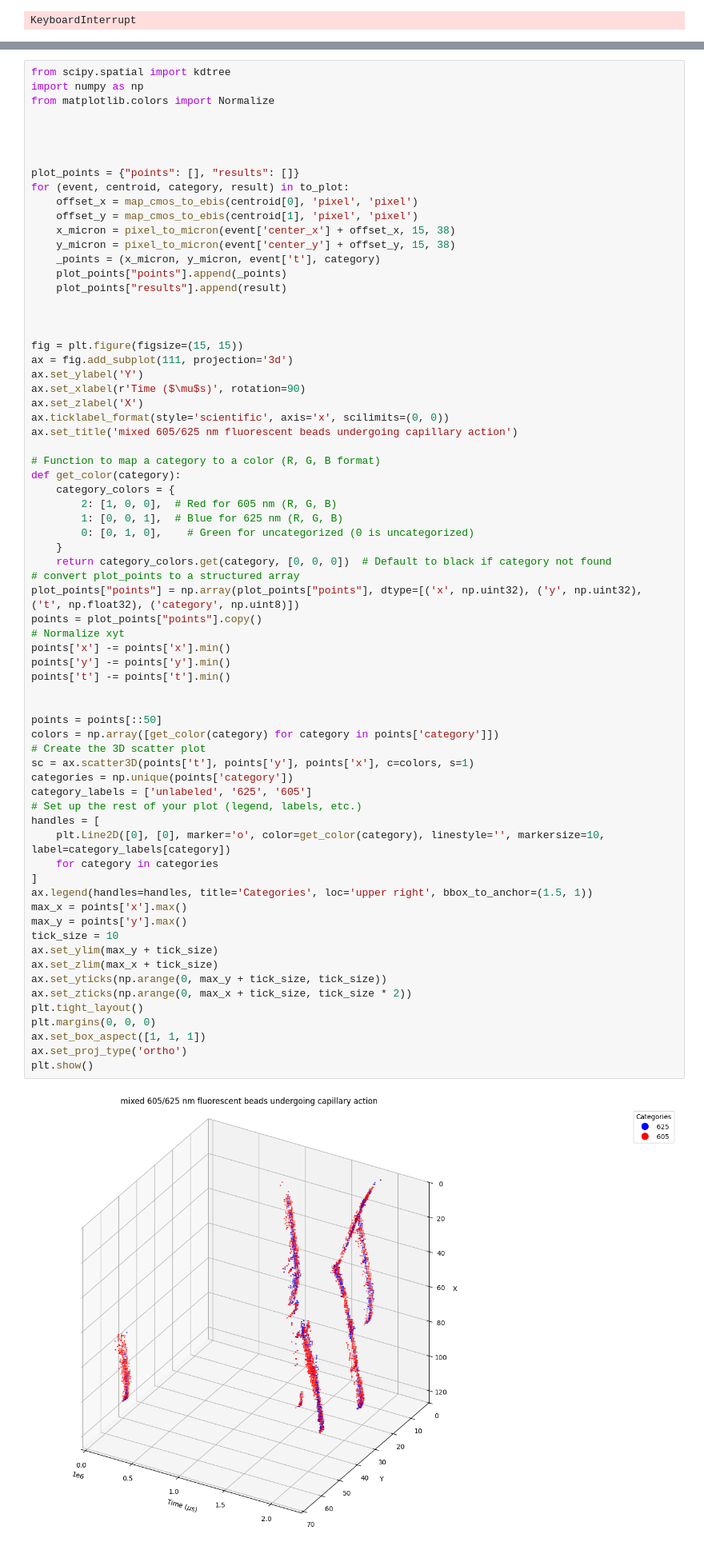
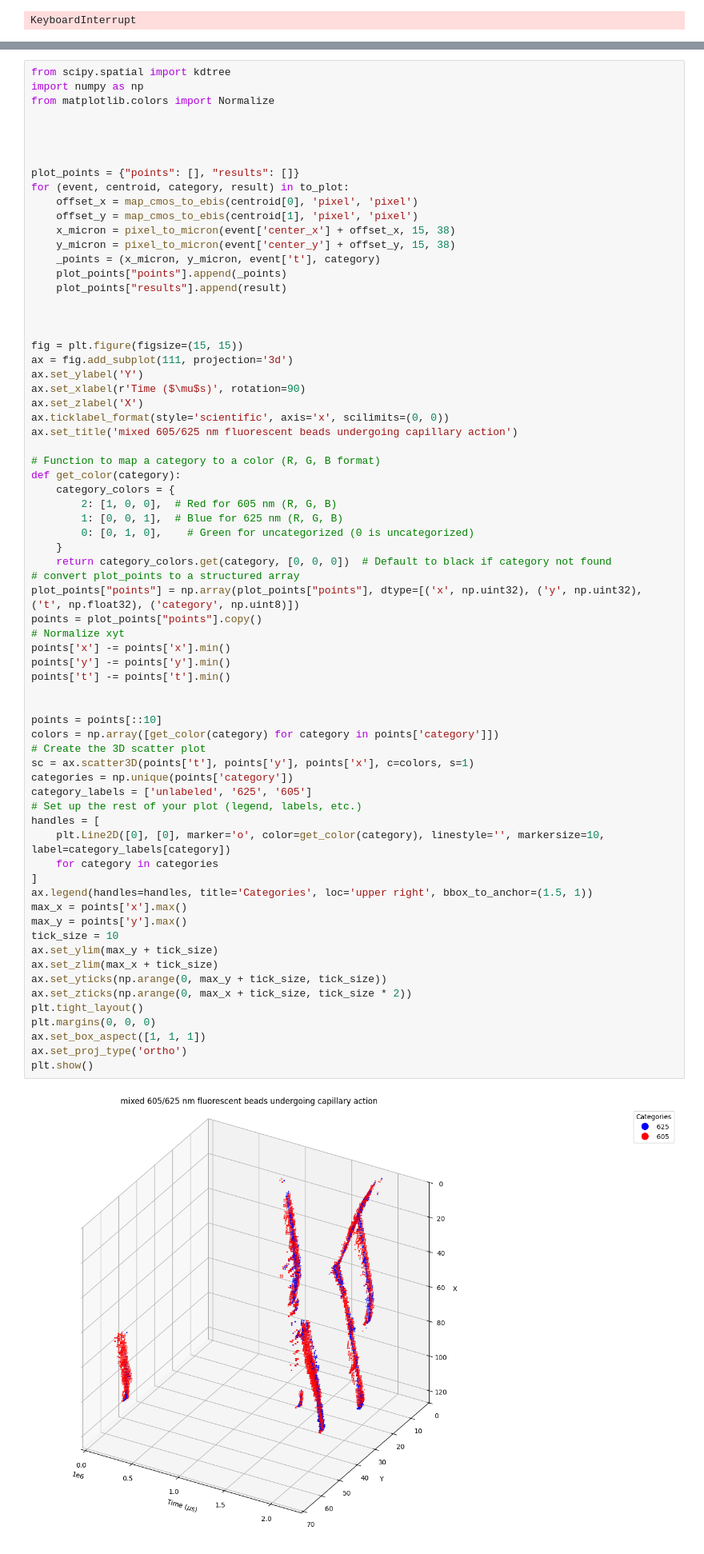
Before and after one commit to Menonlab-Rich/hyperscope, a Jupyter notebook: notebooks/spatiotemporal/optical_flow.ipynb, the cells around one changed output, grey strips where cells are left out. Shown: that part at 80% size. Cells and saved outputs as stored; diff of their text form.

```diff
--- a/notebooks/spatiotemporal/optical_flow.ipynb
+++ b/notebooks/spatiotemporal/optical_flow.ipynb
@@ -944,32 +955,32 @@ points = plot_points["points"].copy()
 # Normalize xyt
 points['x'] -= points['x'].min()
 points['y'] -= points['y'].min()
 points['t'] -= points['t'].min()
 
 
-points = points[::50]
+points = points[::10]
 colors = np.array([get_color(category) for category in points['category']])
 # Create the 3D scatter plot
 sc = ax.scatter3D(points['t'], points['y'], points['x'], c=colors, s=1)
 categories = np.unique(points['category'])
 category_labels = ['unlabeled', '625', '605']
 # Set up the rest of your plot (legend, labels, etc.)
 handles = [
     plt.Line2D([0], [0], marker='o', color=get_color(category), linestyle='', markersize=10, label=category_labels[category])
     for category in categories
 ]
 ax.legend(handles=handles, title='Categories', loc='upper right', bbox_to_anchor=(1.5, 1))
 max_x = points['x'].max()
 max_y = points['y'].max()
 tick_size = 10
 ax.set_ylim(max_y + tick_size)
 ax.set_zlim(max_x + tick_size)
 ax.set_yticks(np.arange(0, max_y + tick_size, tick_size))
 ax.set_zticks(np.arange(0, max_x + tick_size, tick_size * 2))
 plt.tight_layout()
 plt.margins(0, 0, 0)
 ax.set_box_aspect([1, 1, 1])
 ax.set_proj_type('ortho')
 plt.show()
 # %% [output]
-[figure, old version]
+[figure, new version]
```
Also changed, not shown: parts of 4 cells of this notebook.
